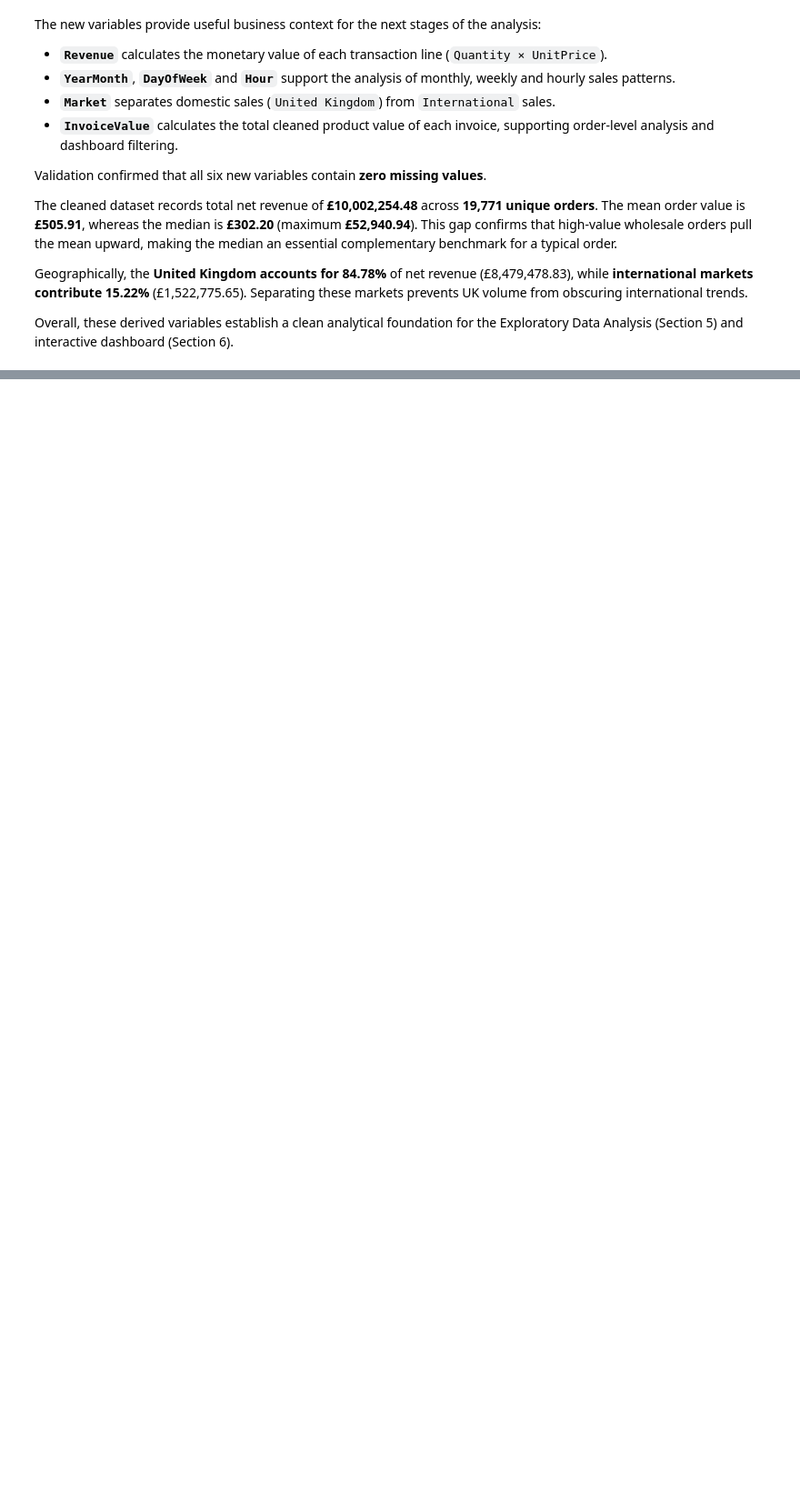
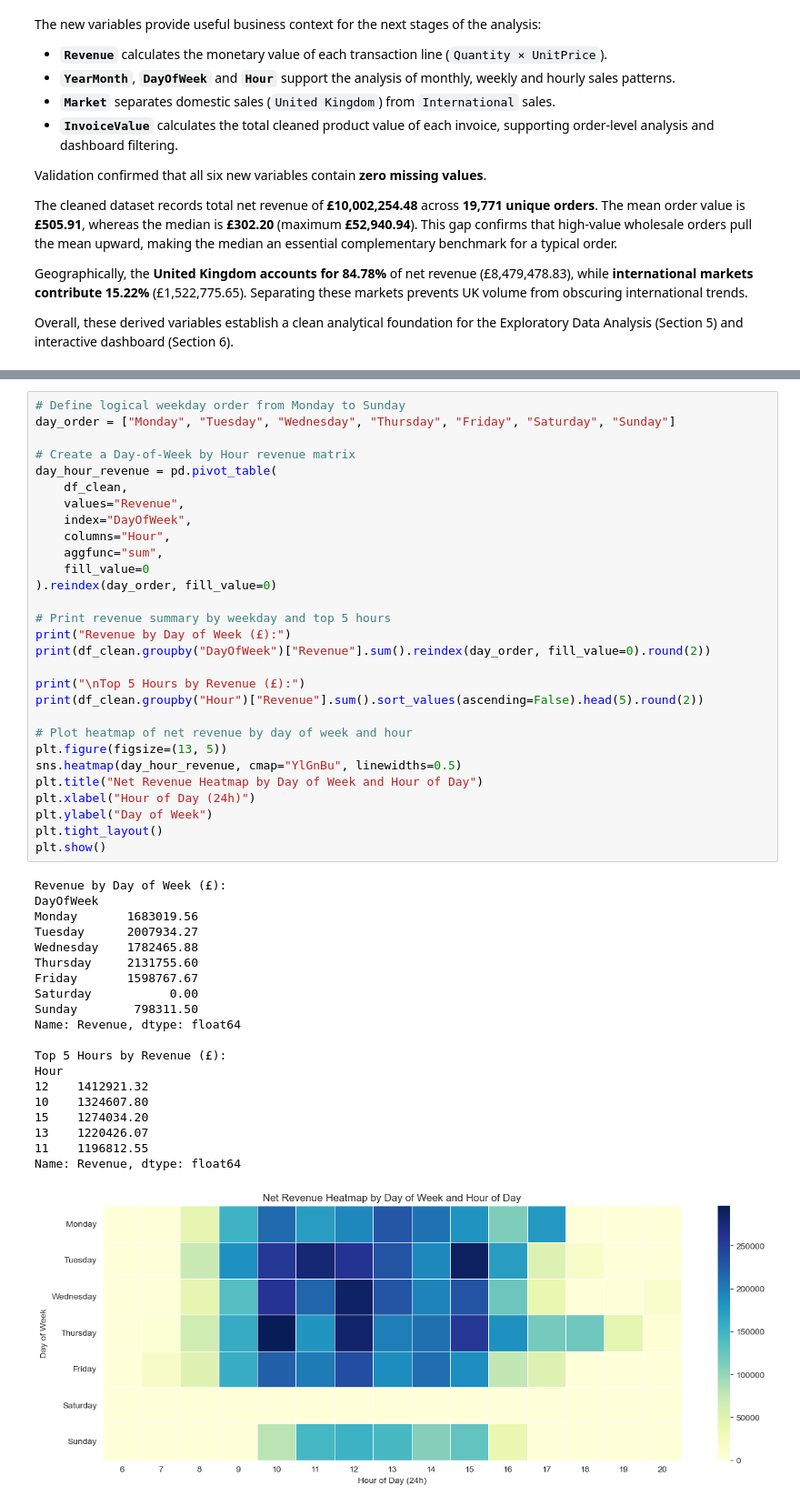
Before and after one commit to CCT-Dublin/CA2_Data_Visualisation_and_Communication_Caio_Jacob_2023168, a Jupyter notebook: CA2_Online_Retail_Analysis.ipynb, the cells around one changed output, grey strips where cells are left out. Shown at 91% size. Drawn from its saved outputs; the diff is of its cells as text; blank space fills up the shorter version.

```diff
--- a/CA2_Online_Retail_Analysis.ipynb
+++ b/CA2_Online_Retail_Analysis.ipynb
@@ -668,0 +727,50 @@ Overall, these derived variables establish a clean analytical foundation for the
+# %%
+# Define logical weekday order from Monday to Sunday
+day_order = ["Monday", "Tuesday", "Wednesday", "Thursday", "Friday", "Saturday", "Sunday"]
+
+# Create a Day-of-Week by Hour revenue matrix
+day_hour_revenue = pd.pivot_table(
+    df_clean,
+    values="Revenue",
+    index="DayOfWeek",
+    columns="Hour",
+    aggfunc="sum",
+    fill_value=0
+).reindex(day_order, fill_value=0)
+
+# Print revenue summary by weekday and top 5 hours
+print("Revenue by Day of Week (£):")
+print(df_clean.groupby("DayOfWeek")["Revenue"].sum().reindex(day_order, fill_value=0).round(2))
+
+print("\nTop 5 Hours by Revenue (£):")
+print(df_clean.groupby("Hour")["Revenue"].sum().sort_values(ascending=False).head(5).round(2))
+
+# Plot heatmap of net revenue by day of week and hour
+plt.figure(figsize=(13, 5))
+sns.heatmap(day_hour_revenue, cmap="YlGnBu", linewidths=0.5)
+plt.title("Net Revenue Heatmap by Day of Week and Hour of Day")
+plt.xlabel("Hour of Day (24h)")
+plt.ylabel("Day of Week")
+plt.tight_layout()
+plt.show()
+# %% [output]
+Revenue by Day of Week (£):
+DayOfWeek
+Monday       1683019.56
+Tuesday      2007934.27
+Wednesday    1782465.88
+Thursday     2131755.60
+Friday       1598767.67
+Saturday           0.00
+Sunday        798311.50
+Name: Revenue, dtype: float64
+
+Top 5 Hours by Revenue (£):
+Hour
+12    1412921.32
+10    1324607.80
+15    1274034.20
+13    1220426.07
+11    1196812.55
+Name: Revenue, dtype: float64
+[figure, added]
```
Also changed, not shown: parts of 7 cells of this notebook.
